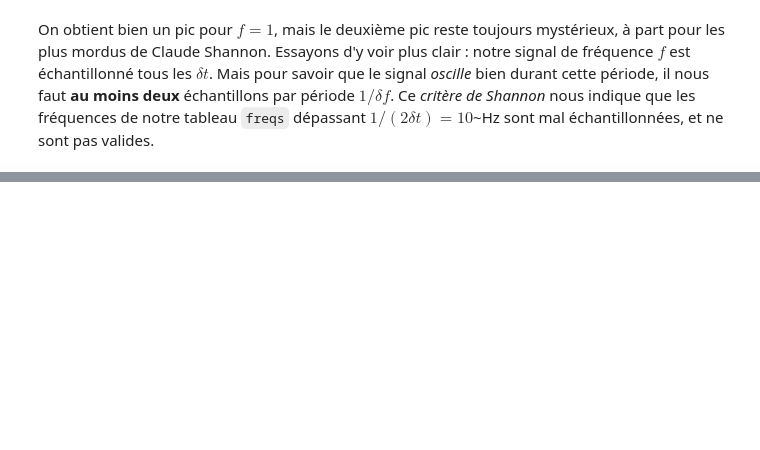
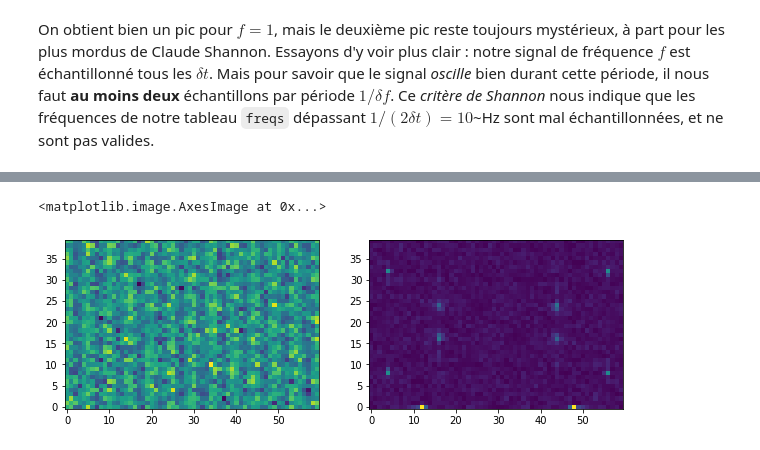
Before and after one commit to bsaintmichel/python-zero, a Jupyter notebook: Application_A_Numpy.ipynb, the cells around one changed output, grey strips where cells are left out. Cells and saved outputs as stored; diff of their text form; code cells hidden in the pictures; blank space fills up the shorter version.

Commit message:
Updates on Numpy, Pandas, Files

```diff
--- a/Application_A_Numpy.ipynb
+++ b/Application_A_Numpy.ipynb
@@ -839,0 +876,18 @@ plt.show()
+# %%
+import numpy as np
+
+nx = 60
+ny = 40
+x = np.linspace(0,4,nx)
+y = np.linspace(0,4,ny)
+[X,Y] = np.meshgrid(x,y)                    # Meshgrid creates 2-D (X, Y) arrays based on 1D (x, y) arrays
+noise = np.random.normal(size=(ny,nx))
+Z = np.cos(1*2*np.pi*X)*np.sin(2*2*np.pi*Y) + np.cos(3*2*np.pi*X) + np.sin(4*2*np.pi*X)*np.cos(4*2*np.pi*Y) + noise
+Z_hat = np.fft.fft2(Z)
+
+fig, ax = plt.subplots(ncols=2,nrows=1, figsize=[10,6])
+ax[0].imshow(Z, origin='lower')
+ax[1].imshow(np.abs(Z_hat), origin='lower')
+# %% [output]
+<matplotlib.image.AxesImage at 0x...>
+[figure, added]
```
Also changed, not shown: parts of 16 cells of this notebook, 7 other files.
